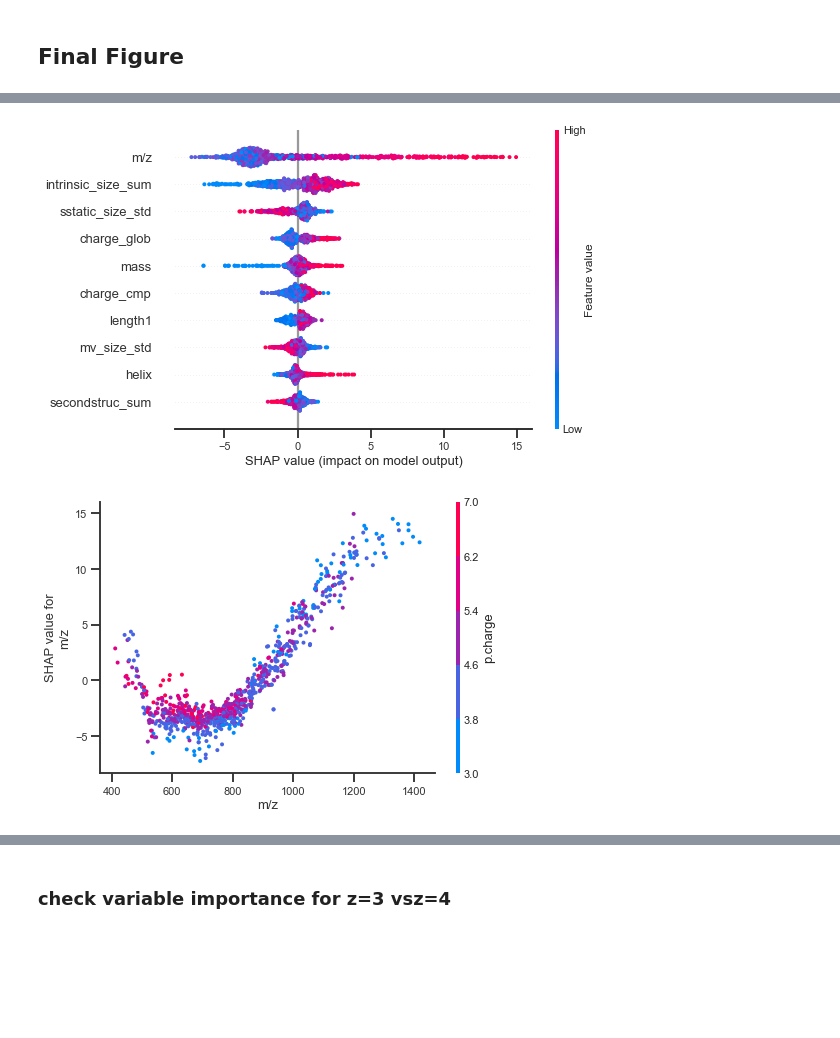
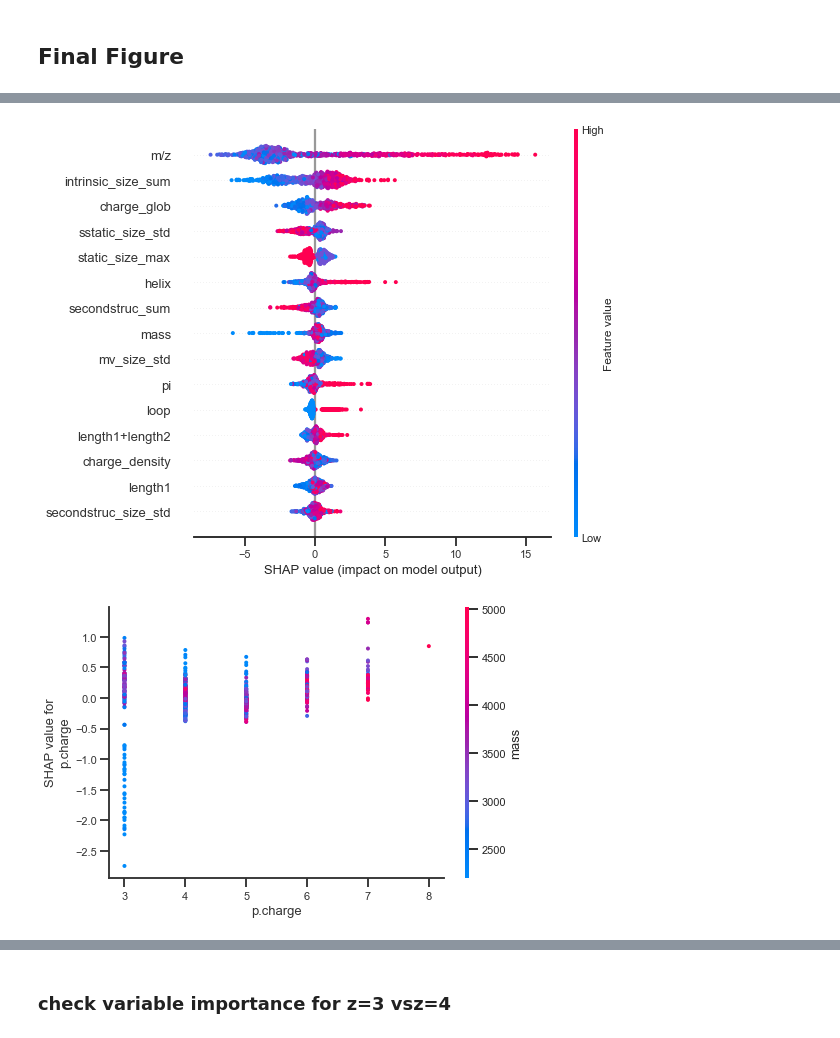
Before and after one commit to harel-coffee/xiFAIMS-auto, a Jupyter notebook: notebooks/xgboost_final.ipynb, the cells around one changed output, grey strips where cells are left out. Drawn from its saved outputs; the diff is of its cells as text; code cells hidden in the pictures; blank space fills up the shorter version.

Commit message:
update repository, add figure notebook

```diff
--- a/notebooks/xgboost_final.ipynb
+++ b/notebooks/xgboost_final.ipynb
@@ -322,17 +317,23 @@ plt.tight_layout()
 # %%
 #%%
 # retrieve the shap plot from above
 plt.clf()
 #f, (ax1, ax2) = plt.subplots(1, 2, figsize=(10, 7))
-shap.summary_plot(shap_values, X, show=False, max_display=10)
+shap.summary_plot(shap_values, X, show=False, max_display=15)
 ax2 = plt.gca()
+plt.savefig(r"F:\Sven\CloudStorage\Dropbox\05_FAIMS in CLMS\03_figures\10_Manuscript_figs\fig_2_SG\Fig2d_shap_overall.png", dpi=1200)
+plt.savefig(r"F:\Sven\CloudStorage\Dropbox\05_FAIMS in CLMS\03_figures\10_Manuscript_figs\fig_2_SG\Fig2d_shap_overall.svg", format='svg', dpi=1200)
+plt.savefig(r"F:\Sven\CloudStorage\Dropbox\05_FAIMS in CLMS\03_figures\10_Manuscript_figs\fig_2_SG\Fig2d_shap_overall.pdf", dpi=1200)
 #ax2.set(xlabel="test")
 #ax4 = plt.gca()
-
-shap.dependence_plot("m/z", shap_values, X, show=False)
-shap.dependence_plot("m/z", shap_values, X, show=False)
-#ax3 = plt.gca()
-#ax1 = ax3
 # %% [output]
-[figure, old version]
+[figure, new version]
-[figure, removed]
+# %%
+shap.dependence_plot("p.charge", shap_values, X, show=False, interaction_index="mass")
+plt.savefig(r"F:\Sven\CloudStorage\Dropbox\05_FAIMS in CLMS\03_figures\10_Manuscript_figs\fig_2_SG\Fig2e_shap_z_mass_interaction.png", dpi=1200)
+plt.savefig(r"F:\Sven\CloudStorage\Dropbox\05_FAIMS in CLMS\03_figures\10_Manuscript_figs\fig_2_SG\Fig2e_shap_z_mass_interaction.svg", format='svg', dpi=1200)
+plt.savefig(r"F:\Sven\CloudStorage\Dropbox\05_FAIMS in CLMS\03_figures\10_Manuscript_figs\fig_2_SG\Fig2e_shap_z_mass_interaction.pdf", dpi=1200)
+#ax3 = plt.gca()
+#ax1 = ax3
+# %% [output]
+[figure, added]
```
Also changed, not shown: parts of 25 cells of this notebook, 21 other files.
